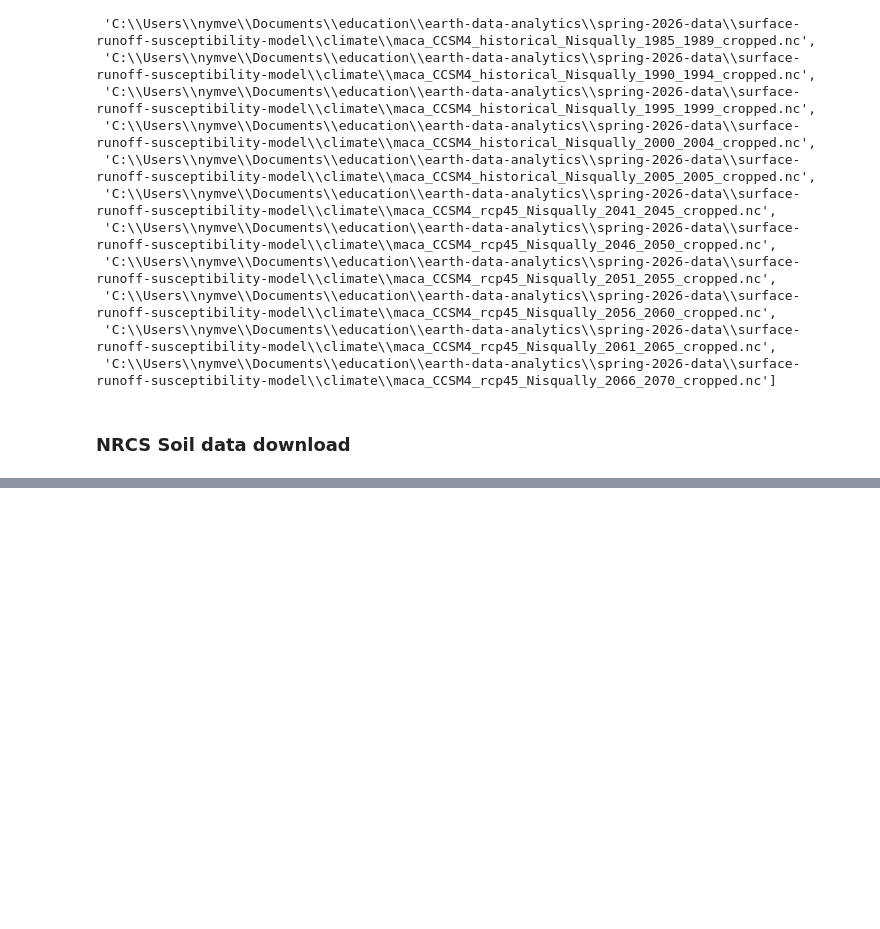
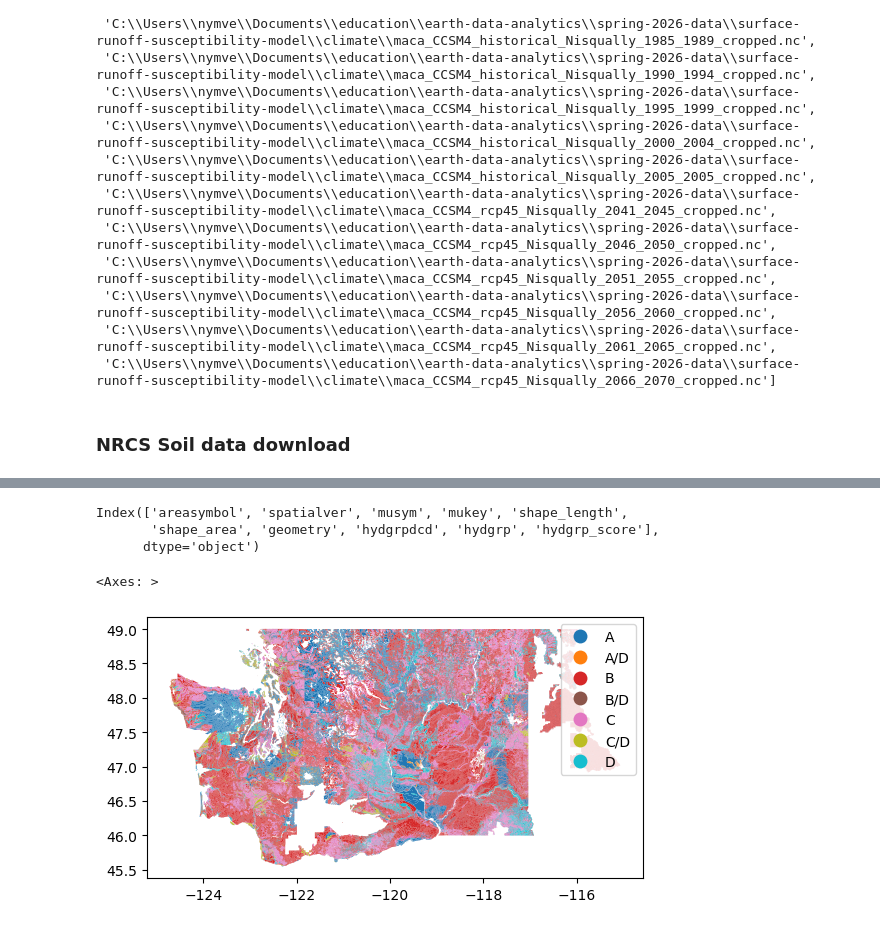
Before and after one commit to nym-veach/surface-runoff-susceptibility-model, a Jupyter notebook: notebooks/01-download-data.ipynb, the cells around one changed output, grey strips where cells are left out. Drawn from its saved outputs; the diff is of its cells as text; code cells hidden in the pictures; blank space fills up the shorter version.

```diff
--- a/notebooks/01-download-data.ipynb
+++ b/notebooks/01-download-data.ipynb
@@ -766,0 +871,11 @@ Saved: C:\Users\nymve\Documents\education\earth-data-analytics\spring-2026-data\
+# %%
+print(soils_gdf.columns)
+# %% [output]
+Index(['areasymbol', 'spatialver', 'musym', 'mukey', 'shape_length',
+       'shape_area', 'geometry', 'hydgrpdcd', 'hydgrp', 'hydgrp_score'],
+      dtype='object')
+# %%
+soils_gdf.to_crs(epsg=4326).plot(column="hydgrpdcd", legend=True)
+# %% [output]
+<Axes: >
+[figure, added]
```
Also changed, not shown: parts of 7 cells of this notebook.
